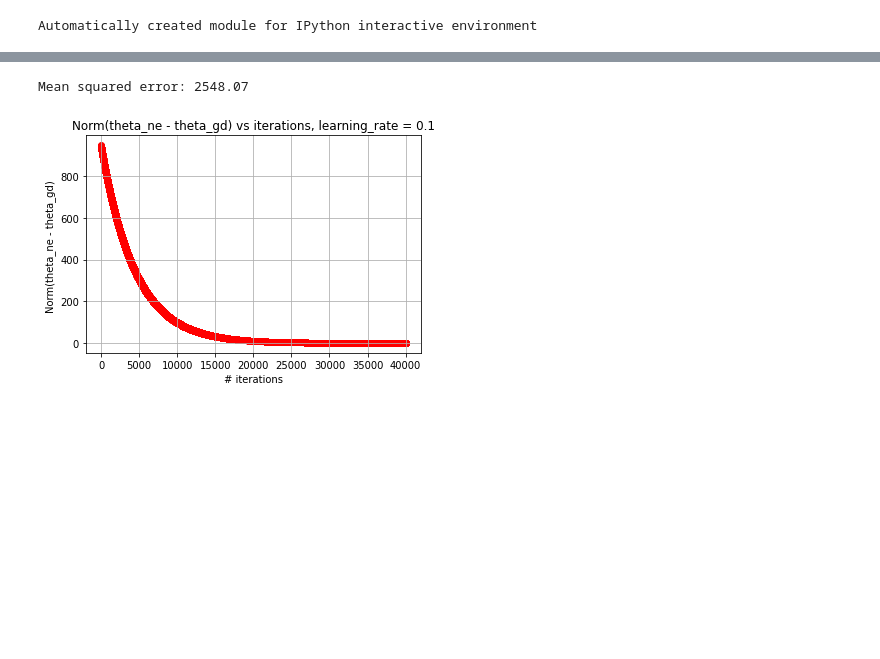
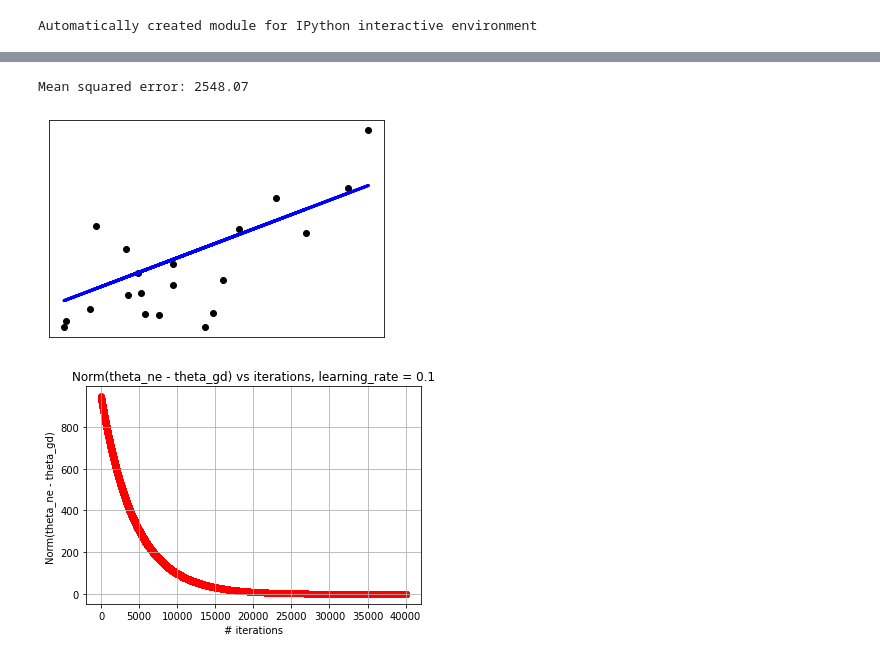
Before and after one commit to ThaoTon910/machine-learning-188, a Jupyter notebook: lab1/plot_ols.ipynb, the cells around one changed output, grey strips where cells are left out. Saved outputs shown, nothing was run; the diff lists cells and outputs as text; code cells hidden in the pictures; blank space fills up the shorter version.

```diff
--- a/lab1/plot_ols.ipynb
+++ b/lab1/plot_ols.ipynb
@@ -147,33 +148,43 @@ def myfit(diabetes_X_train, diabetes_y_train, learning_rate):
 
     for i in range(iterations):
         yhat = np.dot(Xbar, theta)
         temp = yhat - y
         theta_gd = 1 / m * np.dot(Xbar.T, temp)
         theta = theta - learning_rate * theta_gd
         cost = 1 / m * np.dot(temp.T, temp)
         costs.append(cost)
 
         diff = np.linalg.norm(theta_norm - theta)
         theta_diff.append(diff)
         if i == 0:
             thetas.append(theta)
         elif i == iterations / 2:
             thetas.append(theta)
 
     return theta
 
 learning_rate = 0.1
 theta = myfit(diabetes_X_train, diabetes_y_train, learning_rate)
 
 diabetes_y_pred = mypredict(diabetes_X_test, theta)
 diabetes_y_begin_pred = mypredict(diabetes_X_test, thetas[0])
 diabetes_y_mid_pred = mypredict(diabetes_X_test, thetas[1])
 
 # The mean squared error
 print('Mean squared error: %.2f'
       % mean_squared_error(diabetes_y_test, diabetes_y_pred_norm))
+
+# Plot outputs
+plt.scatter(diabetes_X_test, diabetes_y_test,  color='black')
+plt.plot(diabetes_X_test, diabetes_y_pred_norm, color='blue', linewidth=3)
+
+plt.xticks(())
+plt.yticks(())
+
+plt.show()
 # %% [output]
 Mean squared error: 2548.07
+[figure, added]
 # %%
 # Plot norm #############################################
 plt.scatter(range(len(theta_diff)), theta_diff,  color='red')
```
Also changed, not shown: parts of 2 cells of this notebook.
